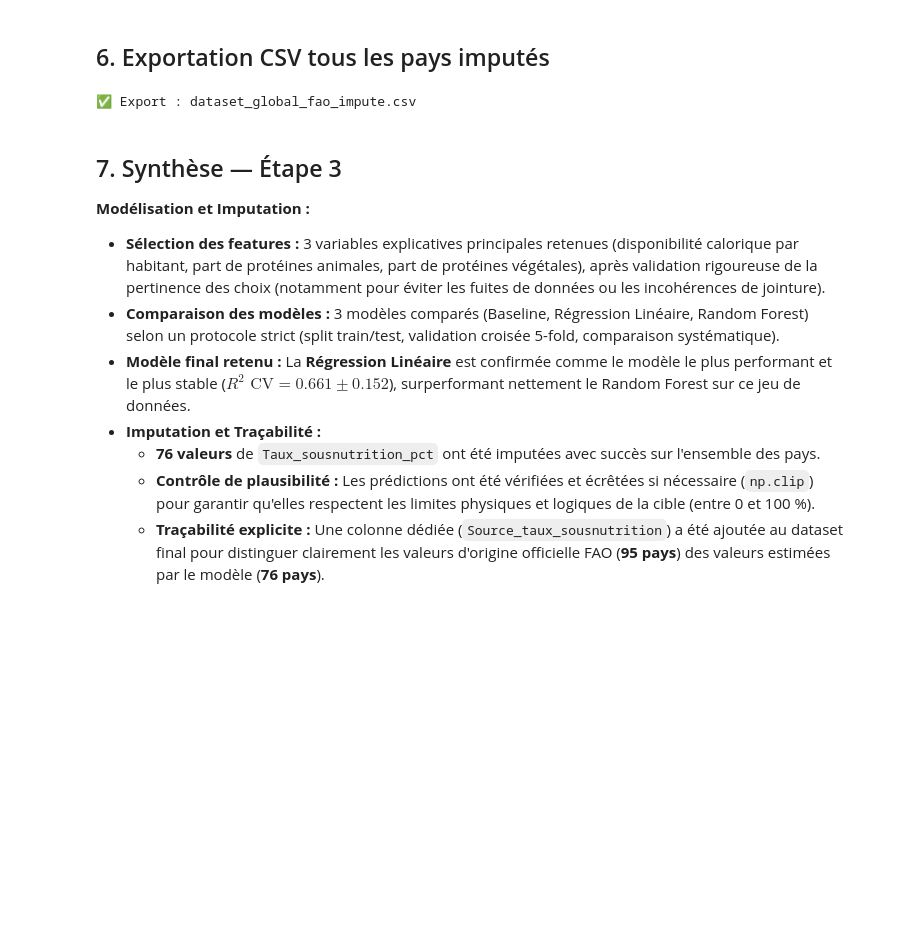
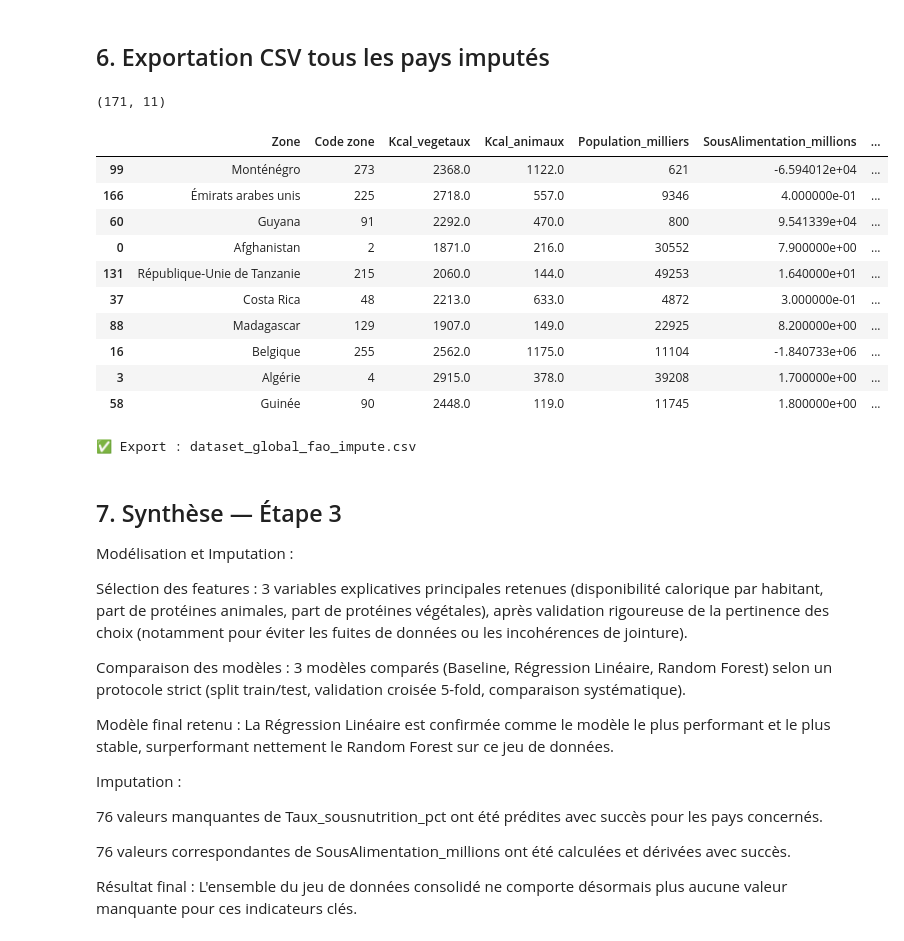
Before and after one commit to XiaoqingGdc/FAO_food_analysis, a Jupyter notebook: FAO_datalab_modelisation.ipynb, the cells around one changed output. Cells and saved outputs as stored; diff of their text form; code cells hidden in the pictures; blank space fills up the shorter version.

Commit message:
maj partie imputation valeurs manquantes

```diff
--- a/FAO_datalab_modelisation.ipynb
+++ b/FAO_datalab_modelisation.ipynb
@@ -316,0 +261,10 @@ Name: count, dtype: int64
+# %%
+modele_final_nom = "Régression linéaire"
+modele_final = LinearRegression()
+# utiliser modele finale sur df_a_predire
+modele_final.fit(X, y)  # entraîné sur les 95 pays mesurés (df_mesure)
+predictions = modele_final.predict(df_a_predire[features]) #regression linaire prédit sur les 76 pays
+df_a_predire[target] = predictions
+
+print(f"Modèle retenu pour l'imputation : {modele_final_nom}")
+print(f"Nombre de pays à imputer : {len(df_a_predire)}")
@@ -316,0 +289,5 @@ Name: count, dtype: int64
+# %%
+# calculer le nombre de personnes sous-alimentées (millions) pour les 76 pays à prédire (df_a_predire)
+df_a_predire['SousAlimentation_millions'] = df_a_predire['Population_totale'] * df_a_predire['Taux_sousnutrition_pct'] / 100
+df_a_predire.sample(10)
+df_a_predire.isna().sum()
@@ -317,3 +322,23 @@ Name: count, dtype: int64
 # %% [markdown]
 ## 6. Exportation CSV tous les pays imputés
+# %%
+#recoller les deux DataFrames (df_mesure + df_a_predire) pour obtenir le DataFrame final avec toutes les valeurs imputées
+df_global_impute=pd.concat([df_mesure, df_a_predire], axis=0)
+df_global_impute.shape
+# %% [output]
+(171, 11)
+# %%
+df_global_impute.sample(10)
+# %% [output]
+|  | Zone | Code zone | Kcal_vegetaux | Kcal_animaux | Population_milliers | SousAlimentation_millions | ... |
+| 99 | Monténégro | 273 | 2368.0 | 1122.0 | 621 | -6.594012e+04 | ... |
+| 166 | Émirats arabes unis | 225 | 2718.0 | 557.0 | 9346 | 4.000000e-01 | ... |
+| 60 | Guyana | 91 | 2292.0 | 470.0 | 800 | 9.541339e+04 | ... |
+| 0 | Afghanistan | 2 | 1871.0 | 216.0 | 30552 | 7.900000e+00 | ... |
+| 131 | République-Unie de Tanzanie | 215 | 2060.0 | 144.0 | 49253 | 1.640000e+01 | ... |
+| 37 | Costa Rica | 48 | 2213.0 | 633.0 | 4872 | 3.000000e-01 | ... |
+| 88 | Madagascar | 129 | 1907.0 | 149.0 | 22925 | 8.200000e+00 | ... |
+| 16 | Belgique | 255 | 2562.0 | 1175.0 | 11104 | -1.840733e+06 | ... |
+| 3 | Algérie | 4 | 2915.0 | 378.0 | 39208 | 1.700000e+00 | ... |
+| 58 | Guinée | 90 | 2448.0 | 119.0 | 11745 | 1.800000e+00 | ... |
 # %%
@@ -325,11 +349,18 @@ print("✅ Export : dataset_global_fao_impute.csv")
 # %% [markdown]
 ## 7. Synthèse — Étape 3
 
-**Modélisation et Imputation :**
-- **Sélection des features :** 3 variables explicatives principales retenues (disponibilité calorique par habitant, part de protéines animales, part de protéines végétales), après validation rigoureuse de la pertinence des choix (notamment pour éviter les fuites de données ou les incohérences de jointure).
-- **Comparaison des modèles :** 3 modèles comparés (Baseline, Régression Linéaire, Random Forest) selon un protocole strict (split train/test, validation croisée 5-fold, comparaison systématique).
-- **Modèle final retenu :** La **Régression Linéaire** est confirmée comme le modèle le plus performant et le plus stable ($R^2 \text{ CV} = 0.661 \pm 0.152$), surperformant nettement le Random Forest sur ce jeu de données.
-- **Imputation et Traçabilité :**
-  - **76 valeurs** de `Taux_sousnutrition_pct` ont été imputées avec succès sur l'ensemble des pays.
-  - **Contrôle de plausibilité :** Les prédictions ont été vérifiées et écrêtées si nécessaire (`np.clip`) pour garantir qu'elles respectent les limites physiques et logiques de la cible (entre 0 et 100 %).
-  - **Traçabilité explicite :** Une colonne dédiée (`Source_taux_sousnutrition`) a été ajoutée au dataset final pour distinguer clairement les valeurs d'origine officielle FAO (**95 pays**) des valeurs estimées par le modèle (**76 pays**).
+Modélisation et Imputation :
+
+Sélection des features : 3 variables explicatives principales retenues (disponibilité calorique par habitant, part de protéines animales, part de protéines végétales), après validation rigoureuse de la pertinence des choix (notamment pour éviter les fuites de données ou les incohérences de jointure).
+
+Comparaison des modèles : 3 modèles comparés (Baseline, Régression Linéaire, Random Forest) selon un protocole strict (split train/test, validation croisée 5-fold, comparaison systématique).
+
+Modèle final retenu : La Régression Linéaire est confirmée comme le modèle le plus performant et le plus stable, surperformant nettement le Random Forest sur ce jeu de données.
+
+Imputation :
+
+76 valeurs manquantes de Taux_sousnutrition_pct ont été prédites avec succès pour les pays concernés.
+
+76 valeurs correspondantes de SousAlimentation_millions ont été calculées et dérivées avec succès.
+
+Résultat final : L'ensemble du jeu de données consolidé ne comporte désormais plus aucune valeur manquante pour ces indicateurs clés.
```
Also changed, not shown: parts of 8 cells of this notebook.
